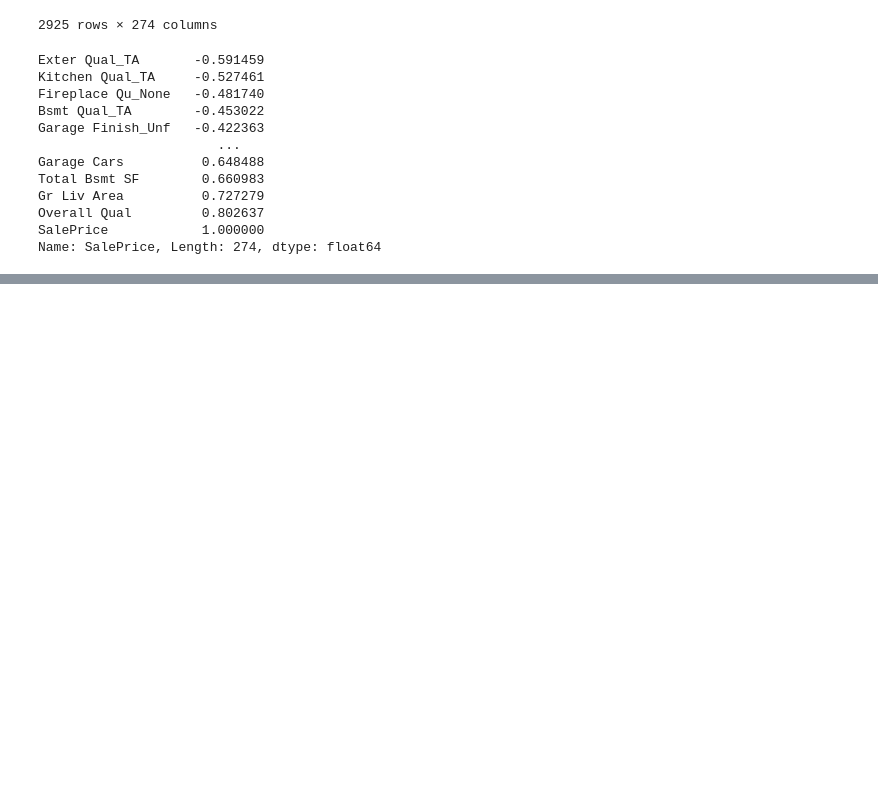
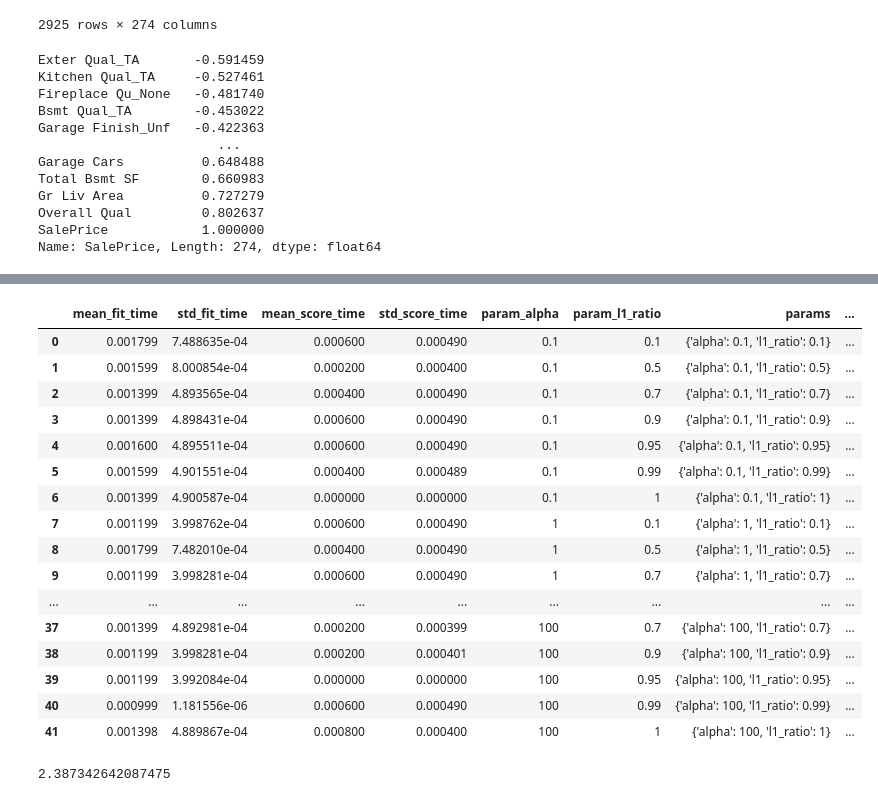
Before and after one commit to ddrightnow/Machine-Learning-Projects, a Jupyter notebook: Python Data Science and Machine Learning/Setup and Environments/08-Linear-Regression-Models/Data Science and Machine Learning Workbook 3.ipynb, the cells around one changed output, grey strips where cells are left out. Drawn from its saved outputs; the diff is of its cells as text; code cells hidden in the pictures; blank space fills up the shorter version.

```diff
--- a/Python Data Science and Machine Learning/Setup and Environments/08-Linear-Regression-Models/Data Science and Machine Learning Workbook 3.ipynb
+++ b/Python Data Science and Machine Learning/Setup and Environments/08-Linear-Regression-Models/Data Science and Machine Learning Workbook 3.ipynb
@@ -1442,0 +1781,9 @@ Name: SalePrice, Length: 274, dtype: float64
+# %%
+# verbose number a personal preference
+grid_model = GridSearchCV(estimator=base_elastic_model,
+                          param_grid=param_grid,
+                          scoring='neg_mean_squared_error',
+                          cv=5,
+                          verbose=1)
+# %%
+grid_model.fit(X_train,y_train)
@@ -1442,0 +1796,9 @@ Name: SalePrice, Length: 274, dtype: float64
+# %%
+# verbose number a personal preference
+grid_model = GridSearchCV(estimator=base_elastic_model,
+                          param_grid=param_grid,
+                          scoring='neg_mean_squared_error',
+                          cv=5,
+                          verbose=0)
+# %%
+grid_model.fit(X_train,y_train)
@@ -1442,0 +1838,20 @@ Name: SalePrice, Length: 274, dtype: float64
+# %%
+pd.DataFrame(grid_model.cv_results_)
+# %% [output]
+|  | mean_fit_time | std_fit_time | mean_score_time | std_score_time | param_alpha | param_l1_ratio | params | ... |
+| 0 | 0.001799 | 7.488635e-04 | 0.000600 | 0.000490 | 0.1 | 0.1 | {'alpha': 0.1, 'l1_ratio': 0.1} | ... |
+| 1 | 0.001599 | 8.000854e-04 | 0.000200 | 0.000400 | 0.1 | 0.5 | {'alpha': 0.1, 'l1_ratio': 0.5} | ... |
+| 2 | 0.001399 | 4.893565e-04 | 0.000400 | 0.000490 | 0.1 | 0.7 | {'alpha': 0.1, 'l1_ratio': 0.7} | ... |
+| 3 | 0.001399 | 4.898431e-04 | 0.000600 | 0.000490 | 0.1 | 0.9 | {'alpha': 0.1, 'l1_ratio': 0.9} | ... |
+| 4 | 0.001600 | 4.895511e-04 | 0.000600 | 0.000490 | 0.1 | 0.95 | {'alpha': 0.1, 'l1_ratio': 0.95} | ... |
+| 5 | 0.001599 | 4.901551e-04 | 0.000400 | 0.000489 | 0.1 | 0.99 | {'alpha': 0.1, 'l1_ratio': 0.99} | ... |
+| 6 | 0.001399 | 4.900587e-04 | 0.000000 | 0.000000 | 0.1 | 1 | {'alpha': 0.1, 'l1_ratio': 1} | ... |
+| 7 | 0.001199 | 3.998762e-04 | 0.000600 | 0.000490 | 1 | 0.1 | {'alpha': 1, 'l1_ratio': 0.1} | ... |
+| 8 | 0.001799 | 7.482010e-04 | 0.000400 | 0.000490 | 1 | 0.5 | {'alpha': 1, 'l1_ratio': 0.5} | ... |
+| 9 | 0.001199 | 3.998281e-04 | 0.000600 | 0.000490 | 1 | 0.7 | {'alpha': 1, 'l1_ratio': 0.7} | ... |
+| ... | ... | ... | ... | ... | ... | ... | ... | ... |
+| 37 | 0.001399 | 4.892981e-04 | 0.000200 | 0.000399 | 100 | 0.7 | {'alpha': 100, 'l1_ratio': 0.7} | ... |
+| 38 | 0.001199 | 3.998281e-04 | 0.000200 | 0.000401 | 100 | 0.9 | {'alpha': 100, 'l1_ratio': 0.9} | ... |
+| 39 | 0.001199 | 3.992084e-04 | 0.000000 | 0.000000 | 100 | 0.95 | {'alpha': 100, 'l1_ratio': 0.95} | ... |
+| 40 | 0.000999 | 1.181556e-06 | 0.000600 | 0.000490 | 100 | 0.99 | {'alpha': 100, 'l1_ratio': 0.99} | ... |
+| 41 | 0.001398 | 4.889867e-04 | 0.000800 | 0.000400 | 100 | 1 | {'alpha': 100, 'l1_ratio': 1} | ... |
@@ -1442,0 +1860,4 @@ Name: SalePrice, Length: 274, dtype: float64
+# %%
+mean_squared_error(y_test,y_pred)
+# %% [output]
+2.387342642087475
```
Also changed, not shown: parts of 63 cells of this notebook.
